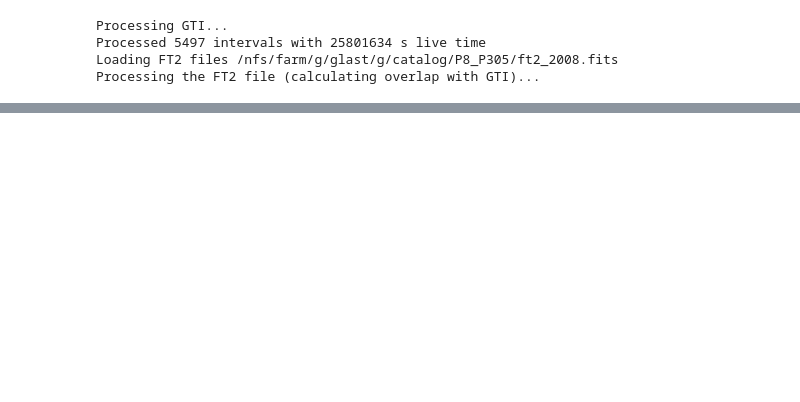
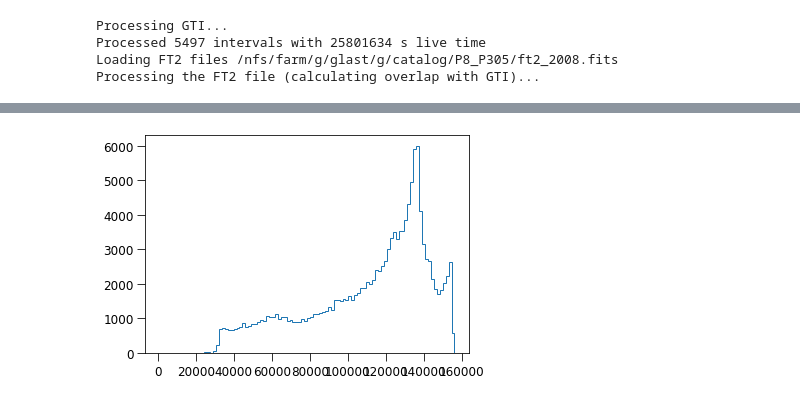
Before and after one commit to tburnett/lat-timing, a Jupyter notebook: notebooks/exposure development.ipynb, the cells around one changed output, grey strips where cells are left out. Saved outputs shown, nothing was run; the diff lists cells and outputs as text; code cells hidden in the pictures; blank space fills up the shorter version.

```diff
--- a/notebooks/exposure development.ipynb
+++ b/notebooks/exposure development.ipynb
@@ -90,0 +85,5 @@ ipdb>  self.__dict__
+# %%
+# check that LT intervals found have sensible livetime
+plt.hist(edf.exposure[lt_index], bins=100, histtype='step');
+# %% [output]
+[figure, added]
```
Also changed, not shown: parts of 18 cells of this notebook, 3 other files.
